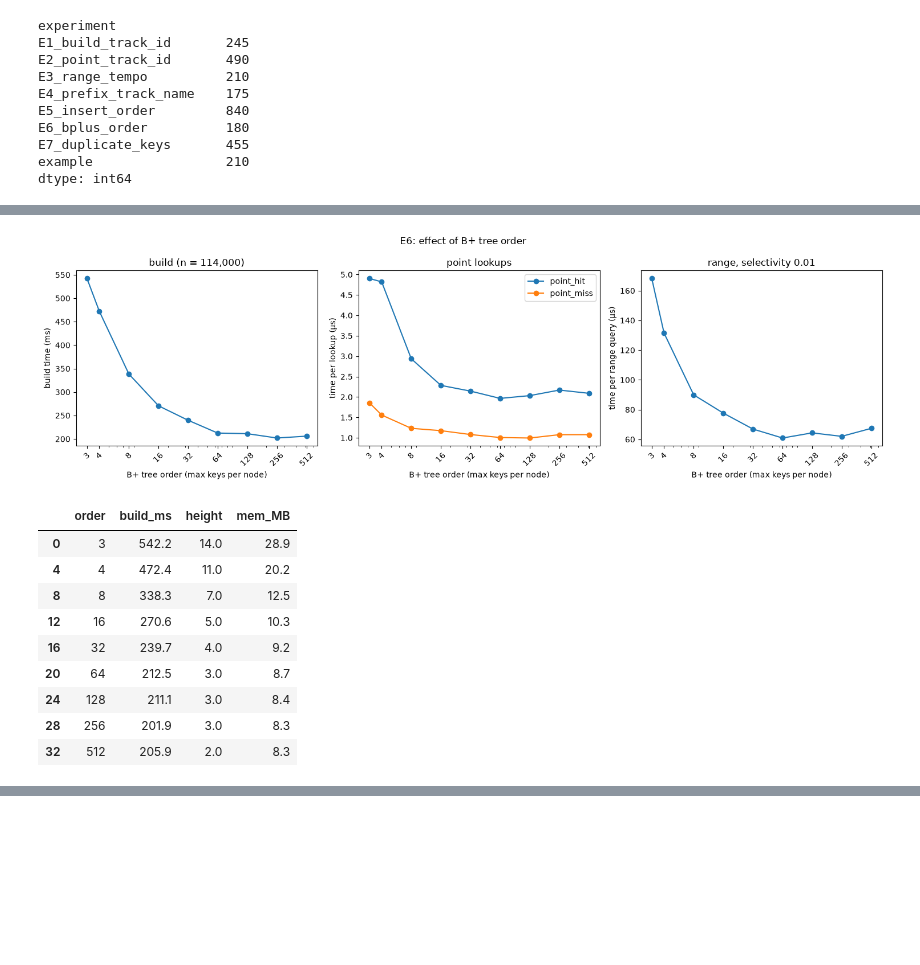
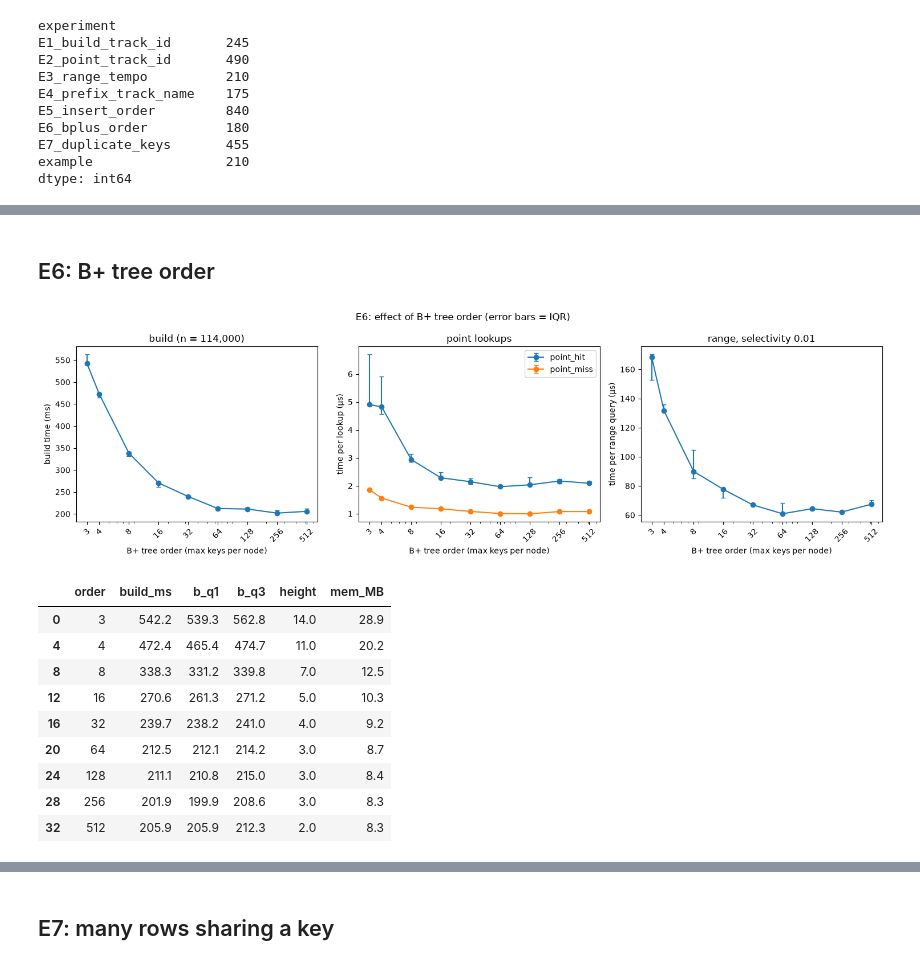
Before and after one commit to neildevnani/Project_1_DS4300, a Jupyter notebook: analysis/results.ipynb, the cells around one changed output, grey strips where cells are left out. Saved outputs shown, nothing was run; the diff lists cells and outputs as text; code cells hidden in the pictures; blank space fills up the shorter version.

```diff
--- a/analysis/results.ipynb
+++ b/analysis/results.ipynb
@@ -142,15 +182,19 @@ display(m3.pivot(index='operation_param', columns='index_type', values='cmp_per_
 # %%
 e4 = r[r['experiment'].str.startswith('E4')]
-m4 = e4.groupby(['index_type', 'operation_param'])[['us_per_op', 'cmp_per_op']].median().reset_index()
+m4 = e4.groupby(['index_type', 'operation_param']).agg(
+    us_per_op=('us_per_op', 'median'), q1=('us_per_op', q1), q3=('us_per_op', q3),
+    cmp_per_op=('cmp_per_op', 'median')).reset_index()
 
-plt.figure(figsize=(7, 5))
+fig, ax = plt.subplots(figsize=(7, 5))
 for idx in INDEXES:
     g = m4[m4['index_type'] == idx]
-    plt.semilogy(g['operation_param'], g['us_per_op'], 'o-', label=idx)
-plt.xlabel('prefix length (characters)'); plt.ylabel('time per prefix query (µs)')
-plt.title('E4: prefix query cost vs prefix length (n = 114,000)'); plt.legend(fontsize=8)
-plt.xticks([1, 2, 3, 4, 5])
+    errbar(ax, g['operation_param'], g['us_per_op'], g['q1'], g['q3'], idx)
+ax.set_yscale('log')
+ax.set_xlabel('prefix length (characters)'); ax.set_ylabel('time per prefix query (µs)')
+ax.set_title('E4: prefix query cost vs prefix length (n = 114,000; error bars = IQR)'); ax.legend(fontsize=8)
+ax.set_xticks([1, 2, 3, 4, 5])
 plt.tight_layout(); plt.savefig('figures/e4_prefix.png', dpi=150); plt.show()
 
 display(m4.pivot(index='operation_param', columns='index_type', values='us_per_op').round(1))
+display(m4.pivot(index='operation_param', columns='index_type', values=['q1', 'q3']).round(1))
 # %% [output]
@@ -212,32 +283,42 @@ display(hit5.round(2))
+# %% [markdown]
+## E6: B+ tree order
 # %%
 e6 = r[r['experiment'].str.startswith('E6')].copy()
 e6['order'] = e6['index_param'].str.extract(r'(\d+)').astype(int)
 
-m6 = e6.groupby(['order', 'operation']).agg(us=('us_per_op', 'median'), build_ms=('total_ns', lambda x: x.median() / 1e6),
-                                            mem=('memory_bytes', 'median'), height=('height', 'median')).reset_index()
+m6 = e6.groupby(['order', 'operation']).agg(
+    us=('us_per_op', 'median'), us_q1=('us_per_op', q1), us_q3=('us_per_op', q3),
+    build_ms=('total_ns', lambda x: x.median() / 1e6),
+    b_q1=('total_ns', lambda x: x.quantile(0.25) / 1e6), b_q3=('total_ns', lambda x: x.quantile(0.75) / 1e6),
+    mem=('memory_bytes', 'median'), height=('height', 'median')).reset_index()
 
 fig, axes = plt.subplots(1, 3, figsize=(15, 4.5))
 b = m6[m6['operation'] == 'build']
-axes[0].semilogx(b['order'], b['build_ms'], 'o-'); axes[0].set_ylabel('build time (ms)'); axes[0].set_title('build (n = 114,000)')
+errbar(axes[0], b['order'], b['build_ms'], b['b_q1'], b['b_q3'], 'build')
+axes[0].set_ylabel('build time (ms)'); axes[0].set_title('build (n = 114,000)')
 for op in ['point_hit', 'point_miss']:
-    g = m6[m6['operation'] == op]; axes[1].semilogx(g['order'], g['us'], 'o-', label=op)
+    g = m6[m6['operation'] == op]
+    errbar(axes[1], g['order'], g['us'], g['us_q1'], g['us_q3'], op)
 axes[1].set_ylabel('time per lookup (µs)'); axes[1].set_title('point lookups'); axes[1].legend()
 g = m6[m6['operation'] == 'range']
-axes[2].semilogx(g['order'], g['us'], 'o-'); axes[2].set_ylabel('time per range query (µs)'); axes[2].set_title('range, selectivity 0.01')
-for ax in axes: ax.set_xlabel('B+ tree order (max keys per node)'); ax.set_xticks(sorted(e6['order'].unique())); ax.set_xticklabels(sorted(e6['order'].unique()), rotation=45)
-plt.suptitle('E6: effect of B+ tree order'); plt.tight_layout(); plt.savefig('figures/e6_order.png', dpi=150); plt.show()
+errbar(axes[2], g['order'], g['us'], g['us_q1'], g['us_q3'], 'range')
+axes[2].set_ylabel('time per range query (µs)'); axes[2].set_title('range, selectivity 0.01')
+for ax in axes:
+    ax.set_xscale('log'); ax.set_xlabel('B+ tree order (max keys per node)')
+    ax.set_xticks(sorted(e6['order'].unique())); ax.set_xticklabels(sorted(e6['order'].unique()), rotation=45)
+plt.suptitle('E6: effect of B+ tree order (error bars = IQR)'); plt.tight_layout(); plt.savefig('figures/e6_order.png', dpi=150); plt.show()
 
-display(b[['order', 'build_ms', 'mem', 'height']].assign(mem_MB=lambda d: (d['mem'] / 1e6).round(1)).drop(columns='mem').round(1))
-display(m6[m6['operation'] != 'build'].pivot(index='order', columns='operation', values='us').round(2))
+display(b[['order', 'build_ms', 'b_q1', 'b_q3', 'mem', 'height']].assign(mem_MB=lambda d: (d['mem'] / 1e6).round(1)).drop(columns='mem').round(1))
+display(m6[m6['operation'] != 'build'].pivot(index='order', columns='operation', values=['us', 'us_q1', 'us_q3']).round(2))
 # %% [output]
-[figure, old version]
+[figure, new version]
-|  | order | build_ms | height | mem_MB |
-| 0 | 3 | 542.2 | 14.0 | 28.9 |
-| 4 | 4 | 472.4 | 11.0 | 20.2 |
-| 8 | 8 | 338.3 | 7.0 | 12.5 |
-| 12 | 16 | 270.6 | 5.0 | 10.3 |
-| 16 | 32 | 239.7 | 4.0 | 9.2 |
-| 20 | 64 | 212.5 | 3.0 | 8.7 |
-| 24 | 128 | 211.1 | 3.0 | 8.4 |
-| 28 | 256 | 201.9 | 3.0 | 8.3 |
-| 32 | 512 | 205.9 | 2.0 | 8.3 |
+|  | order | build_ms | b_q1 | b_q3 | height | mem_MB |
+| 0 | 3 | 542.2 | 539.3 | 562.8 | 14.0 | 28.9 |
+| 4 | 4 | 472.4 | 465.4 | 474.7 | 11.0 | 20.2 |
+| 8 | 8 | 338.3 | 331.2 | 339.8 | 7.0 | 12.5 |
+| 12 | 16 | 270.6 | 261.3 | 271.2 | 5.0 | 10.3 |
+| 16 | 32 | 239.7 | 238.2 | 241.0 | 4.0 | 9.2 |
+| 20 | 64 | 212.5 | 212.1 | 214.2 | 3.0 | 8.7 |
+| 24 | 128 | 211.1 | 210.8 | 215.0 | 3.0 | 8.4 |
+| 28 | 256 | 201.9 | 199.9 | 208.6 | 3.0 | 8.3 |
+| 32 | 512 | 205.9 | 205.9 | 212.3 | 2.0 | 8.3 |
@@ -255,3 +337,5 @@ display(m6[m6['operation'] != 'build'].pivot(index='order', columns='operation',
+# %% [markdown]
+## E7: many rows sharing a key
 # %%
 e7 = r[r['experiment'].str.startswith('E7')]
 
```
Also changed, not shown: parts of 15 cells of this notebook, 48 other files.
